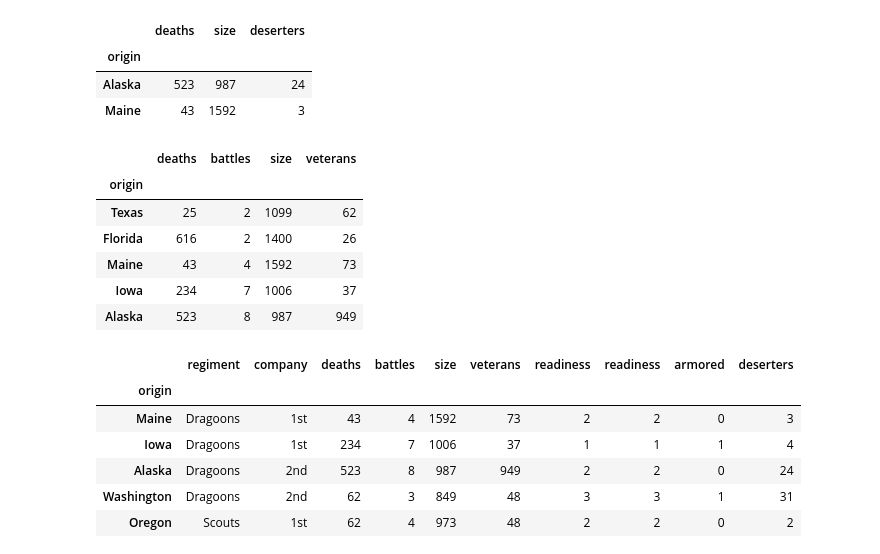
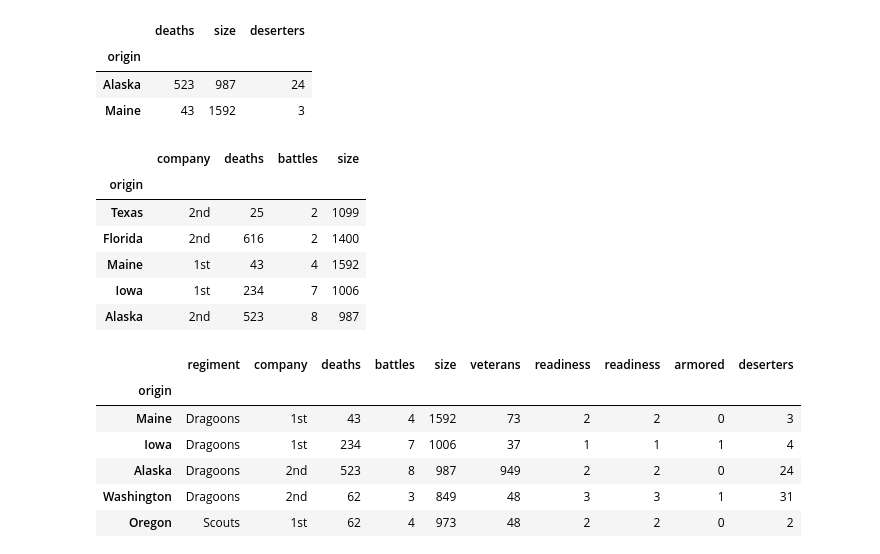
Before and after one commit to ArunKumar1031/Execrise, a Jupyter notebook: Execrise 2.ipynb, the cells around one changed output. Saved outputs shown, nothing was run; the diff lists cells and outputs as text; code cells hidden in the pictures.

```diff
--- a/Execrise 2.ipynb
+++ b/Execrise 2.ipynb
@@ -104,15 +104,15 @@ Army[['deaths', 'size', 'deserters']].loc[['Alaska','Maine']]
 | Maine | 43 | 1592 | 3 |
 # %%
 #Step 9. Select the rows 3 to 7 and the columns 3 to 6
-Army.iloc[2:7,2:6]
+Army.iloc[2:7,1:5]
 # %% [output]
-|  | deaths | battles | size | veterans |
+|  | company | deaths | battles | size |
 | origin |  |  |  |  |
-| Texas | 25 | 2 | 1099 | 62 |
-| Florida | 616 | 2 | 1400 | 26 |
-| Maine | 43 | 4 | 1592 | 73 |
-| Iowa | 234 | 7 | 1006 | 37 |
-| Alaska | 523 | 8 | 987 | 949 |
+| Texas | 2nd | 25 | 2 | 1099 |
+| Florida | 2nd | 616 | 2 | 1400 |
+| Maine | 1st | 43 | 4 | 1592 |
+| Iowa | 1st | 234 | 7 | 1006 |
+| Alaska | 2nd | 523 | 8 | 987 |
 # %%
 #Step 10. Select every row after the fourth row and all columns
 Army.iloc[4:]
```
Also changed, not shown: parts of 1 cell of this notebook.
